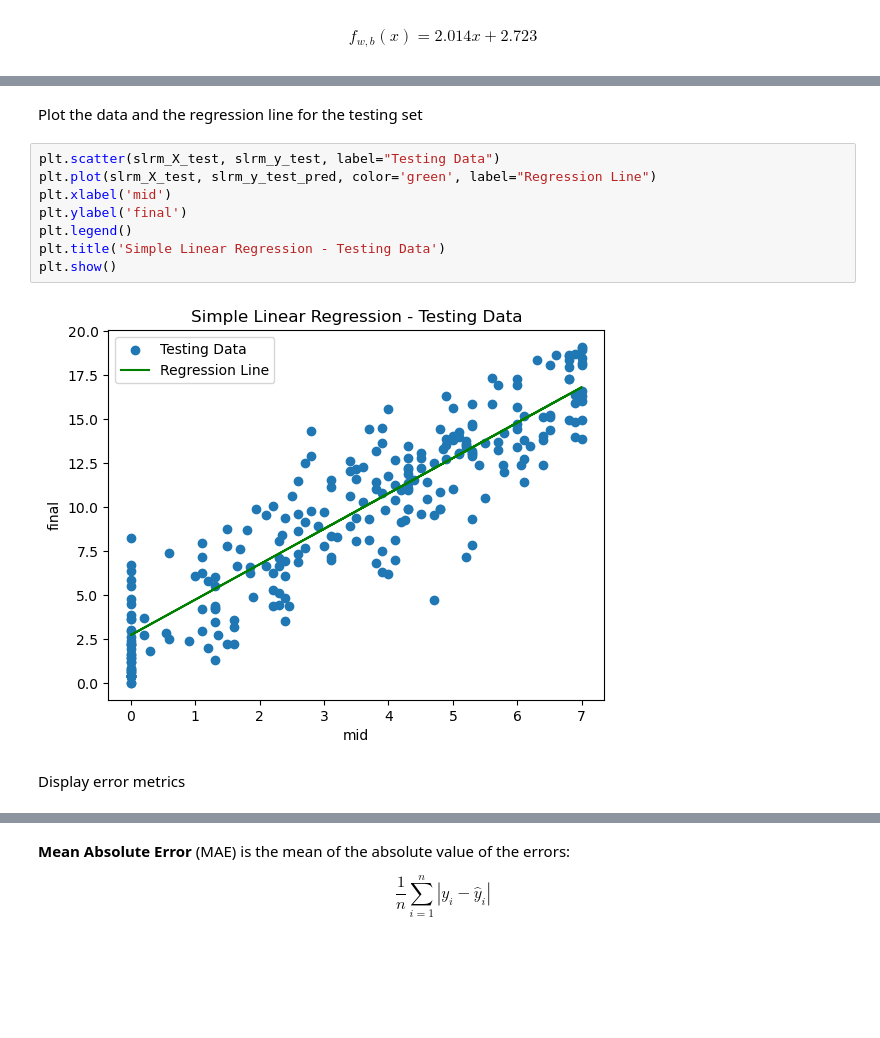
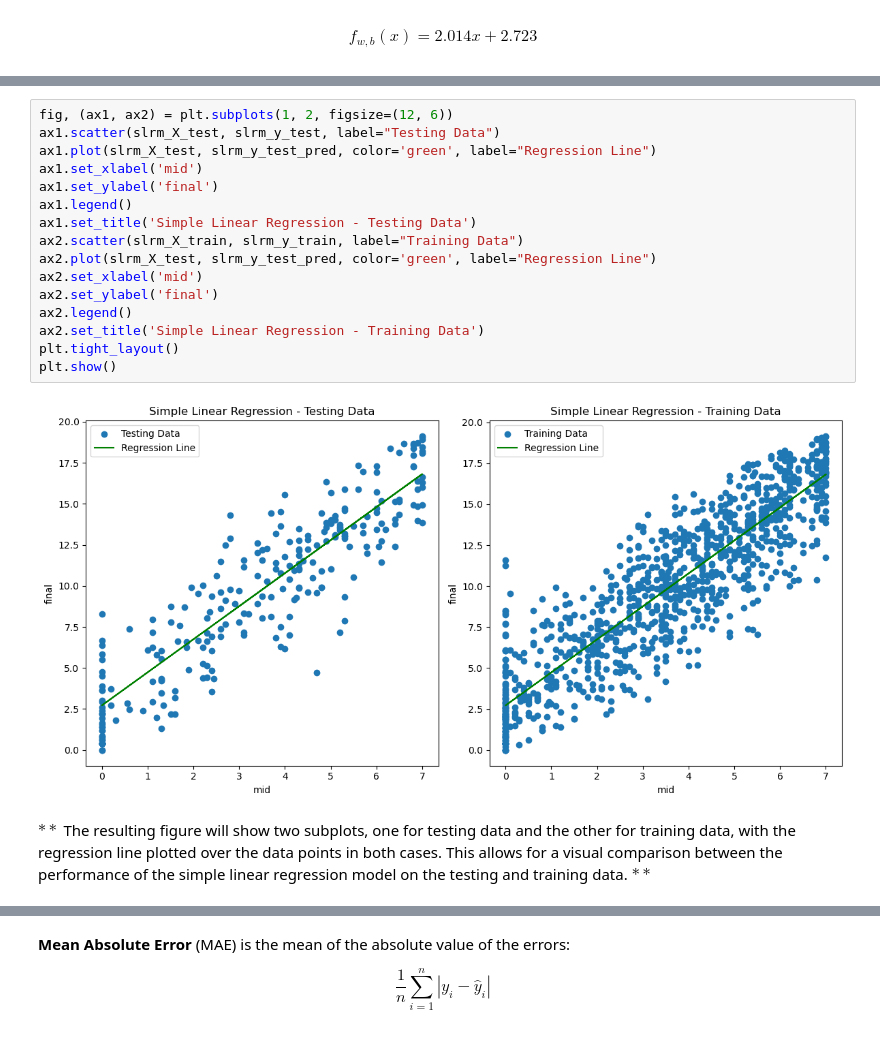
Before and after one commit to kooroshkz/math_grades_analysis, a Jupyter notebook: project_notebook.ipynb, the cells around one changed output, grey strips where cells are left out. Drawn from its saved outputs; the diff is of its cells as text; blank space fills up the shorter version.

```diff
--- a/project_notebook.ipynb
+++ b/project_notebook.ipynb
@@ -534,14 +543,20 @@ plt.show()
-# %% [markdown]
-Plot the data and the regression line for the testing set
-# %%
-plt.scatter(slrm_X_test, slrm_y_test, label="Testing Data")
-plt.plot(slrm_X_test, slrm_y_test_pred, color='green', label="Regression Line")
-plt.xlabel('mid')
-plt.ylabel('final')
-plt.legend()
-plt.title('Simple Linear Regression - Testing Data')
-plt.show()
-# %% [output]
-[figure, removed]
-# %% [markdown]
-Display error metrics
+# %%
+fig, (ax1, ax2) = plt.subplots(1, 2, figsize=(12, 6))
+ax1.scatter(slrm_X_test, slrm_y_test, label="Testing Data")
+ax1.plot(slrm_X_test, slrm_y_test_pred, color='green', label="Regression Line")
+ax1.set_xlabel('mid')
+ax1.set_ylabel('final')
+ax1.legend()
+ax1.set_title('Simple Linear Regression - Testing Data')
+ax2.scatter(slrm_X_train, slrm_y_train, label="Training Data")
+ax2.plot(slrm_X_test, slrm_y_test_pred, color='green', label="Regression Line")
+ax2.set_xlabel('mid')
+ax2.set_ylabel('final')
+ax2.legend()
+ax2.set_title('Simple Linear Regression - Training Data')
+plt.tight_layout()
+plt.show()
+# %% [output]
+[figure, added]
+# %% [markdown]
+$**$ The resulting figure will show two subplots, one for testing data and the other for training data, with the regression line plotted over the data points in both cases. This allows for a visual comparison between the performance of the simple linear regression model on the testing and training data. $**$
```
Also changed, not shown: parts of 51 cells of this notebook.
